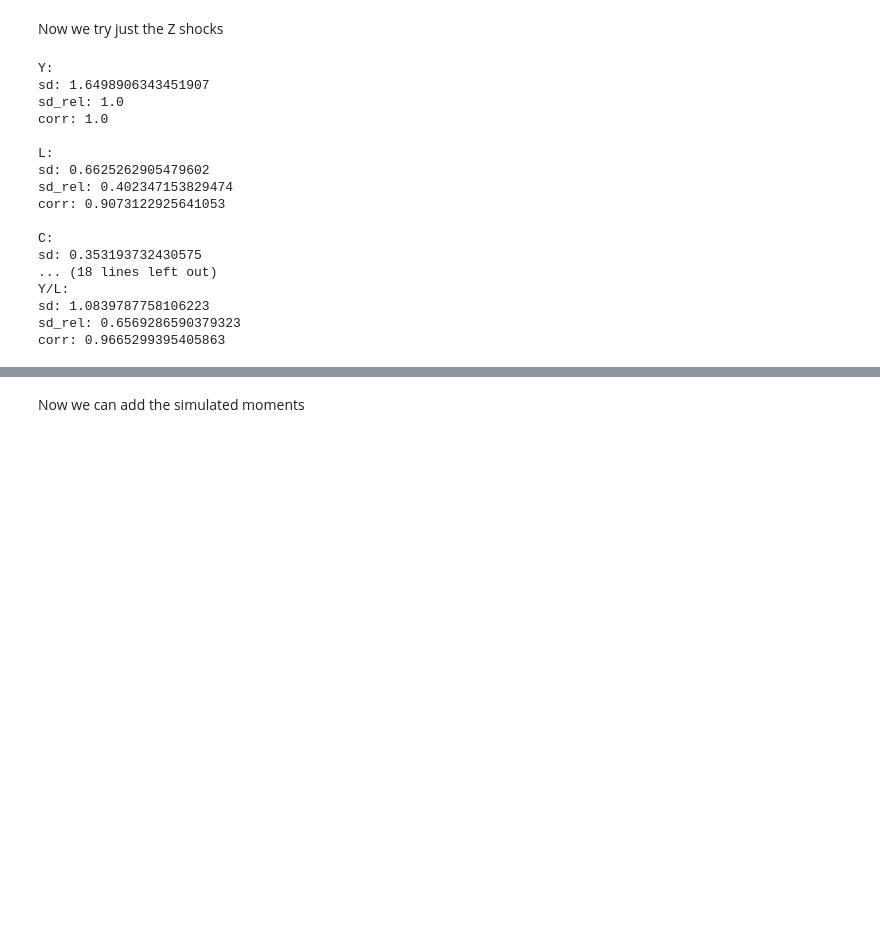
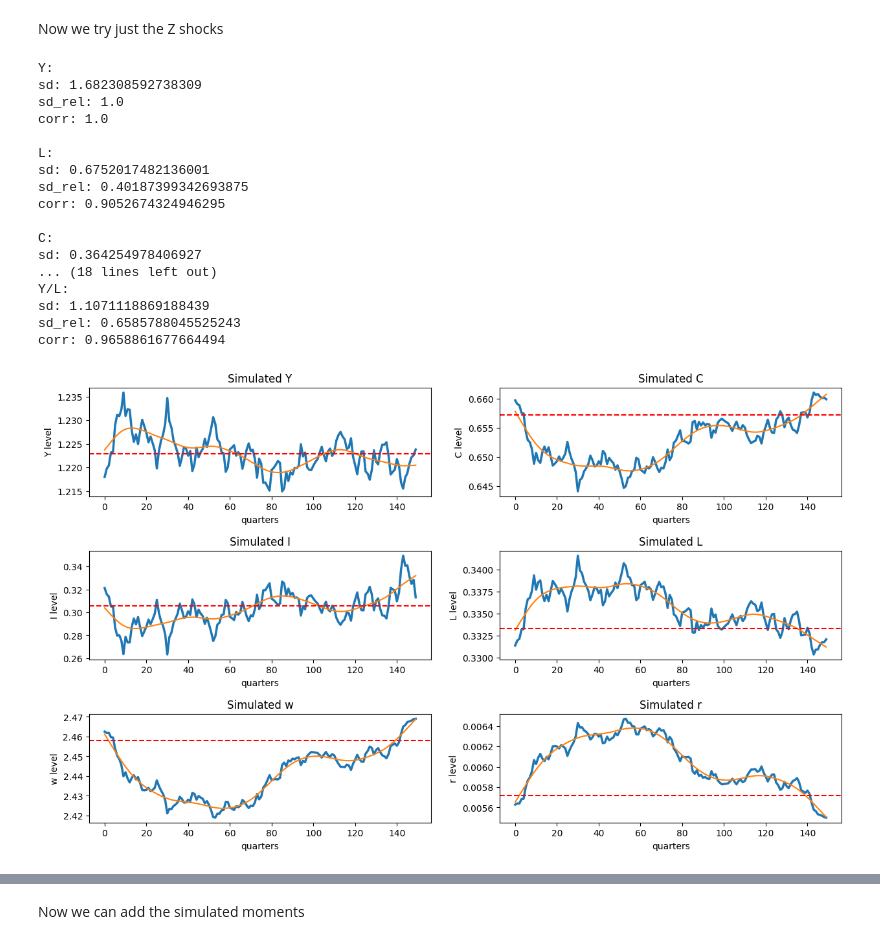
Before and after one commit to sthau/econ-212, a Jupyter notebook: macro_2/macro_2.ipynb, the cells around one changed output, grey strips where cells are left out. Drawn from its saved outputs; the diff is of its cells as text; code cells hidden in the pictures; blank space fills up the shorter version.

```diff
--- a/macro_2/macro_2.ipynb
+++ b/macro_2/macro_2.ipynb
@@ -328,43 +333,43 @@ Now we try just the Z shocks
 epsilon_z_shocks = np.zeros((PERIODS, 1))
 epsilon_g_shocks = np.random.normal(0, sigma_g, size=PERIODS)
 
-sims = compute_sequences(epsilon_z_shocks, epsilon_g_shocks)
-compute_moments(sims)
+sims = compute_sequences(epsilon_z_shocks, epsilon_g_shocks, graph=True)
 
 moment_sets = []
 
 for i in range(TRIALS):
     epsilon_z_shocks = np.random.normal(0, sigma, size=PERIODS)
     epsilon_g_shocks = np.random.normal(0, sigma_g, size=PERIODS)
 
     sims = compute_sequences(epsilon_z_shocks, epsilon_g_shocks)
     moments = compute_moments(sims)
 
     moment_sets.append(moments)
 for var in ["Y", "L", "C", "I", "w", "r", "Y/L"]:
     print(f"{var}:")
     print(f"sd: {np.mean([moment_set[var]['sd'] for moment_set in moment_sets])}")
     print(f"sd_rel: {np.mean([moment_set[var]['sd_rel'] for moment_set in moment_sets])}")
     print(f"corr: {np.mean([moment_set[var]['corr'] for moment_set in moment_sets])}")
     print("")
 # %% [output]
 Y:
-sd: 1.6498906343451907
+sd: 1.682308592738309
 sd_rel: 1.0
 corr: 1.0
 
 L:
-sd: 0.6625262905479602
-sd_rel: 0.402347153829474
-corr: 0.9073122925641053
+sd: 0.6752017482136001
+sd_rel: 0.40187399342693875
+corr: 0.9052674324946295
 
 C:
-sd: 0.353193732430575
+sd: 0.364254978406927
 ... (18 lines left out)
 Y/L:
-sd: 1.0839787758106223
-sd_rel: 0.6569286590379323
-corr: 0.9665299395405863
+sd: 1.1071118869188439
+sd_rel: 0.6585788045525243
+corr: 0.9658861677664494
+[figure, added]
 # %%
 epsilon_z_shocks = np.random.normal(0, sigma, size=PERIODS)
 epsilon_g_shocks = np.zeros((PERIODS, 1))
```
Also changed, not shown: parts of 3 cells of this notebook.
